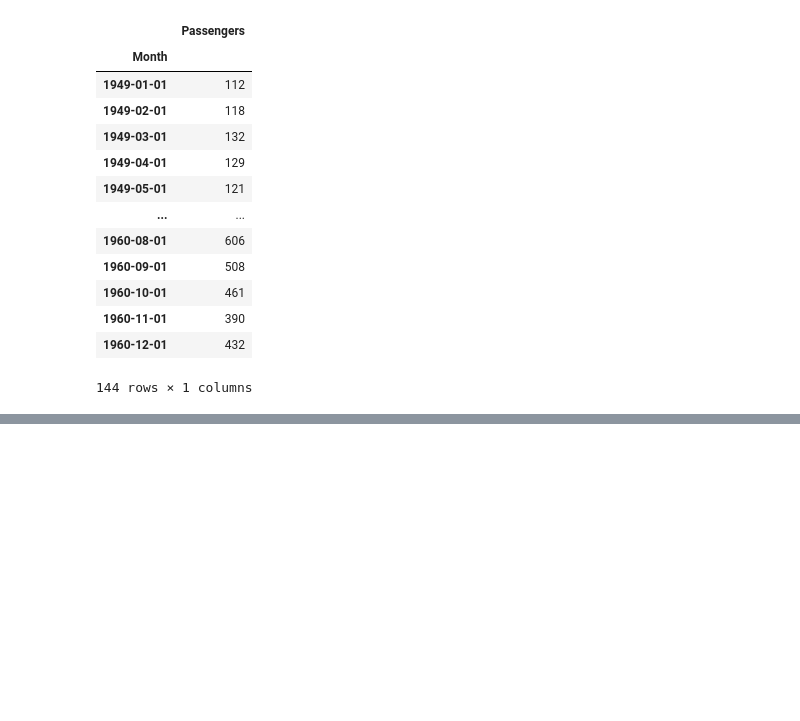
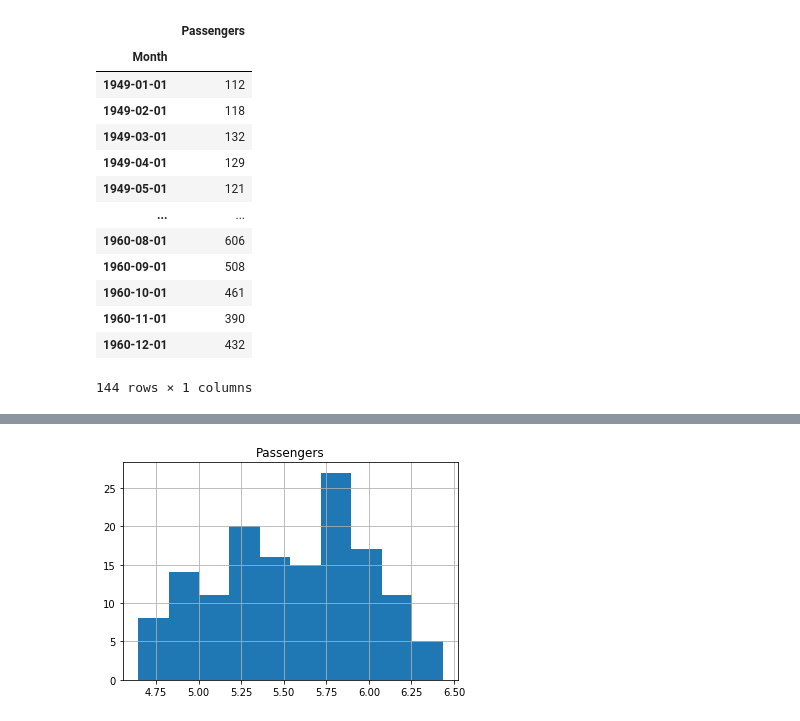
Before and after one commit to mehulchopradev/keyur-data-analytics, a Jupyter notebook: stationary_time_Series.ipynb, the cells around one changed output, grey strips where cells are left out. Drawn from its saved outputs; the diff is of its cells as text; code cells hidden in the pictures; blank space fills up the shorter version.

```diff
--- a/stationary_time_Series.ipynb
+++ b/stationary_time_Series.ipynb
@@ -72,3 +119,8 @@ df
+# %%
+df.hist()
+plt.show()
+# %% [output]
+[figure, added]
 # %%
 values = df.values
 partition = round(len(values) / 2)
```
Also changed, not shown: parts of 9 cells of this notebook, 3 other files.
